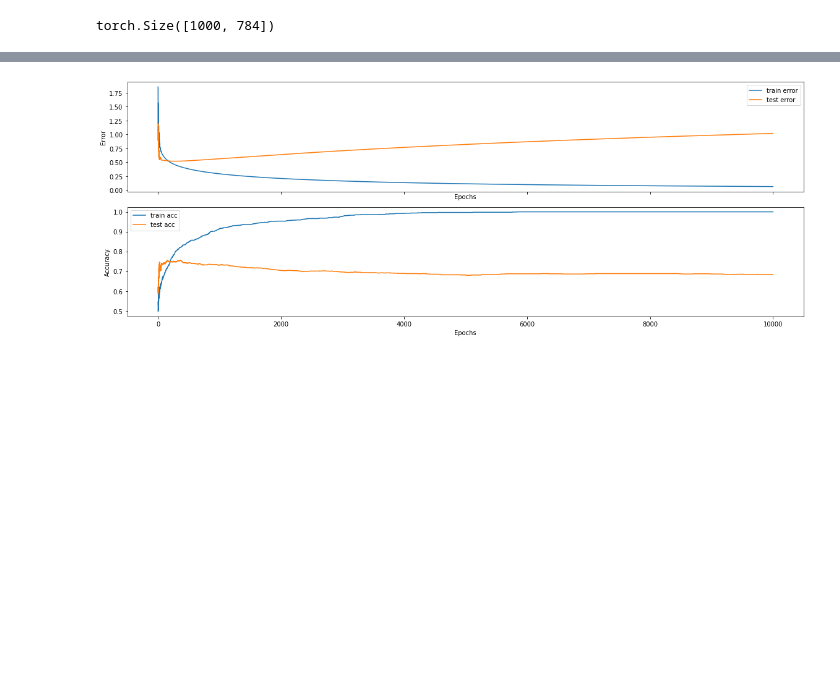
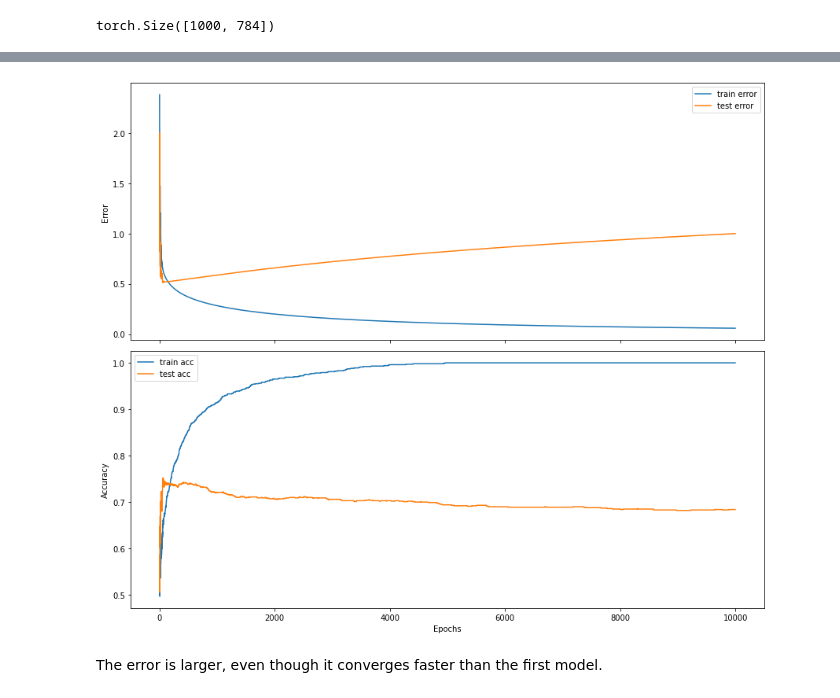
Before and after one commit to kcniii/mlo, a Jupyter notebook: hw8/logistic_regression_with_early_stopping.ipynb, the cells around one changed output, grey strips where cells are left out. Saved outputs shown, nothing was run; the diff lists cells and outputs as text; code cells hidden in the pictures; blank space fills up the shorter version.

```diff
--- a/hw8/logistic_regression_with_early_stopping.ipynb
+++ b/hw8/logistic_regression_with_early_stopping.ipynb
@@ -178,16 +190,8 @@ plt.show()
 # %%
 import torch.nn.functional as F
 
-class Net1(nn.Module):
-    def __init__(self):
-        super(Net1, self).__init__()
-        self.fc1 = nn.Linear(2*28*28, 1)
 
-    def forward(self, x):
-        output = torch.sigmoid(self.fc1(x))
-        return output
-
-net = Net1()
+net = Net(2*28*28,1)
 import torch.optim as optim
 criterion = nn.BCELoss()
 optimizer = optim.SGD(net.parameters(), lr=0.0001, momentum=0.9)
@@ -228,22 +234,24 @@ for epochs in range(max_epochs):
 # %%
 import matplotlib.pyplot as plt
 
-fig, (ax1, ax2) = plt.subplots(2, 1, figsize=(16, 6), sharex=True)
+fig, (ax1, ax2) = plt.subplots(2, 1, figsize=(12, 10), sharex=True)
 
 ax1.plot(train_errors, label='train error')
 ax1.plot(test_errors, label='test error')
-ax1.set_xlabel('Epochs')
+# ax1.set_xlabel('Epochs')
 ax1.set_ylabel('Error')
 ax1.legend()
 
 # Plotting accuracies
 ax2.plot(train_accs, label='train acc')
 ax2.plot(test_accs, label='test acc')
 ax2.set_xlabel('Epochs')
 ax2.set_ylabel('Accuracy')
 ax2.legend()
 
 plt.tight_layout()
 plt.show()
 # %% [output]
-[figure, old version]
+[figure, new version]
+# %% [markdown]
+The error is larger, even though it converges faster than the first model.
```
Also changed, not shown: parts of 8 cells of this notebook.
